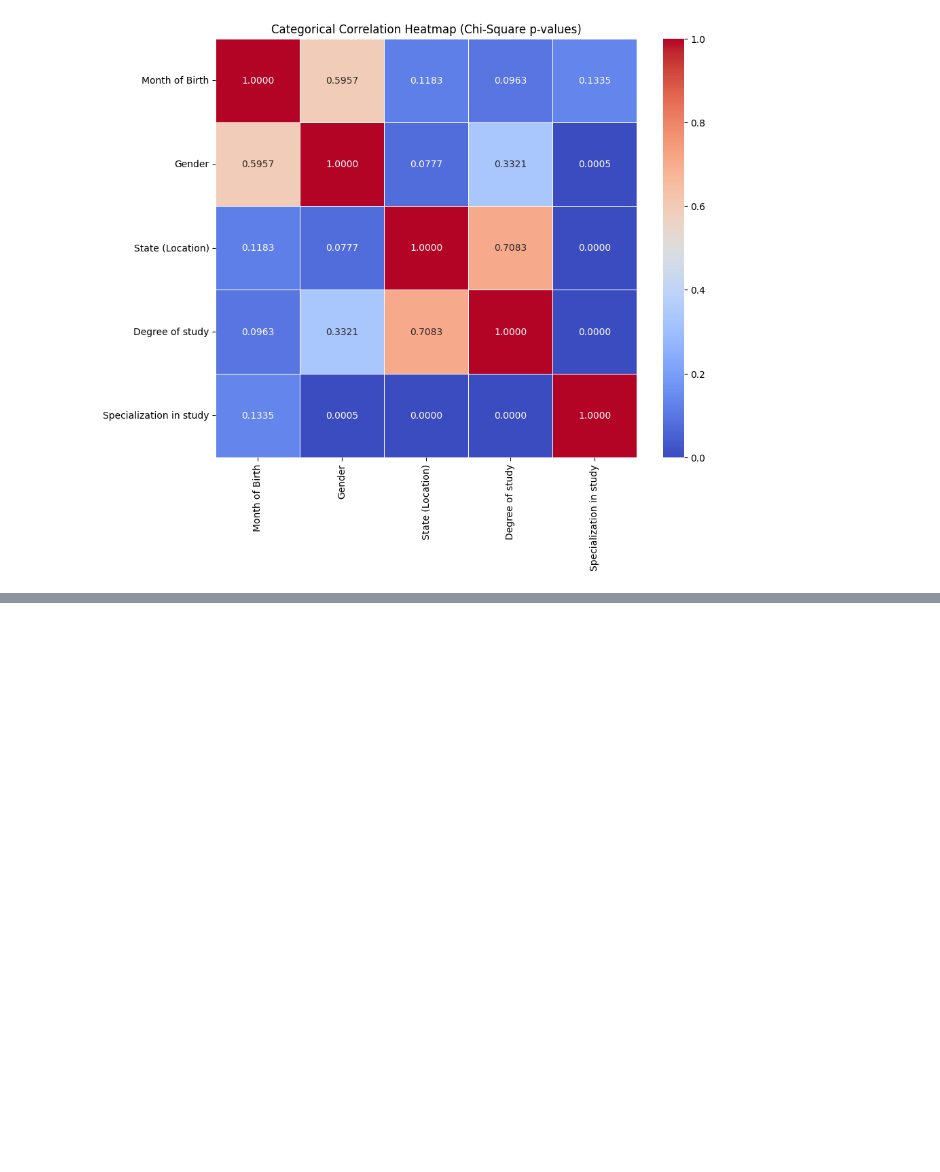
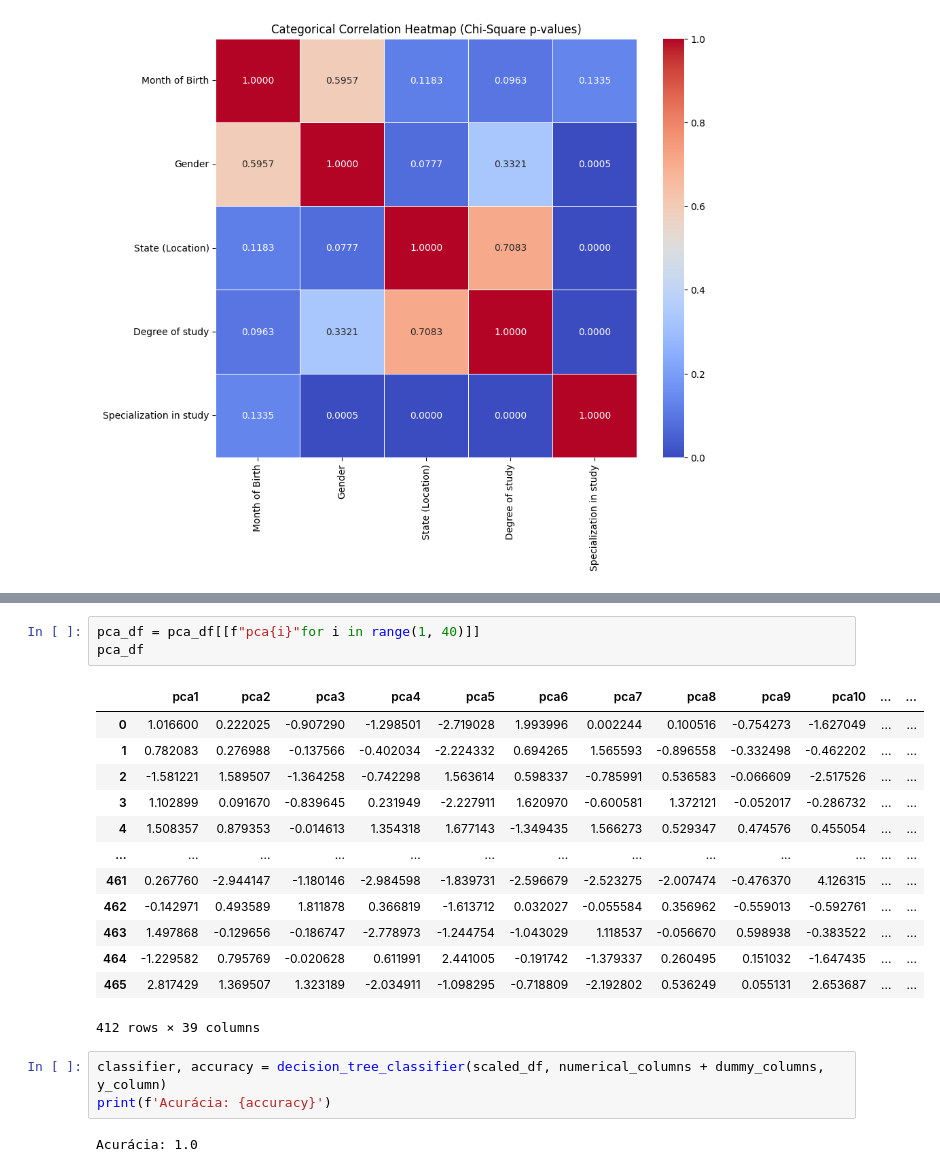
Before and after one commit to LanaArmond/DCC127-2024.3, a Jupyter notebook: DCC127_Trabalho_05.ipynb, the cells around one changed output, grey strips where cells are left out. Drawn from its saved outputs; the diff is of its cells as text; blank space fills up the shorter version.

```diff
--- a/DCC127_Trabalho_05.ipynb
+++ b/DCC127_Trabalho_05.ipynb
@@ -327,0 +498,22 @@ categorical_correlation_chi_square(df, categorical_columns)
+# %%
+pca_df = pca_df[[f"pca{i}"for i in range(1, 40)]]
+pca_df
+# %% [output]
+|  | pca1 | pca2 | pca3 | pca4 | pca5 | pca6 | pca7 | pca8 | pca9 | pca10 | ... | ... |
+| 0 | 1.016600 | 0.222025 | -0.907290 | -1.298501 | -2.719028 | 1.993996 | 0.002244 | 0.100516 | -0.754273 | -1.627049 | ... | ... |
+| 1 | 0.782083 | 0.276988 | -0.137566 | -0.402034 | -2.224332 | 0.694265 | 1.565593 | -0.896558 | -0.332498 | -0.462202 | ... | ... |
+| 2 | -1.581221 | 1.589507 | -1.364258 | -0.742298 | 1.563614 | 0.598337 | -0.785991 | 0.536583 | -0.066609 | -2.517526 | ... | ... |
+| 3 | 1.102899 | 0.091670 | -0.839645 | 0.231949 | -2.227911 | 1.620970 | -0.600581 | 1.372121 | -0.052017 | -0.286732 | ... | ... |
+| 4 | 1.508357 | 0.879353 | -0.014613 | 1.354318 | 1.677143 | -1.349435 | 1.566273 | 0.529347 | 0.474576 | 0.455054 | ... | ... |
+| ... | ... | ... | ... | ... | ... | ... | ... | ... | ... | ... | ... | ... |
+| 461 | 0.267760 | -2.944147 | -1.180146 | -2.984598 | -1.839731 | -2.596679 | -2.523275 | -2.007474 | -0.476370 | 4.126315 | ... | ... |
+| 462 | -0.142971 | 0.493589 | 1.811878 | 0.366819 | -1.613712 | 0.032027 | -0.055584 | 0.356962 | -0.559013 | -0.592761 | ... | ... |
+| 463 | 1.497868 | -0.129656 | -0.186747 | -2.778973 | -1.244754 | -1.043029 | 1.118537 | -0.056670 | 0.598938 | -0.383522 | ... | ... |
+| 464 | -1.229582 | 0.795769 | -0.020628 | 0.611991 | 2.441005 | -0.191742 | -1.379337 | 0.260495 | 0.151032 | -1.647435 | ... | ... |
+| 465 | 2.817429 | 1.369507 | 1.323189 | -2.034911 | -1.098295 | -0.718809 | -2.192802 | 0.536249 | 0.055131 | 2.653687 | ... | ... |
+412 rows × 39 columns
+# %%
+classifier, accuracy = decision_tree_classifier(scaled_df, numerical_columns + dummy_columns, y_column)
+print(f'Acurácia: {accuracy}')
+# %% [output]
+Acurácia: 1.0
```
Also changed, not shown: parts of 6 cells of this notebook.
